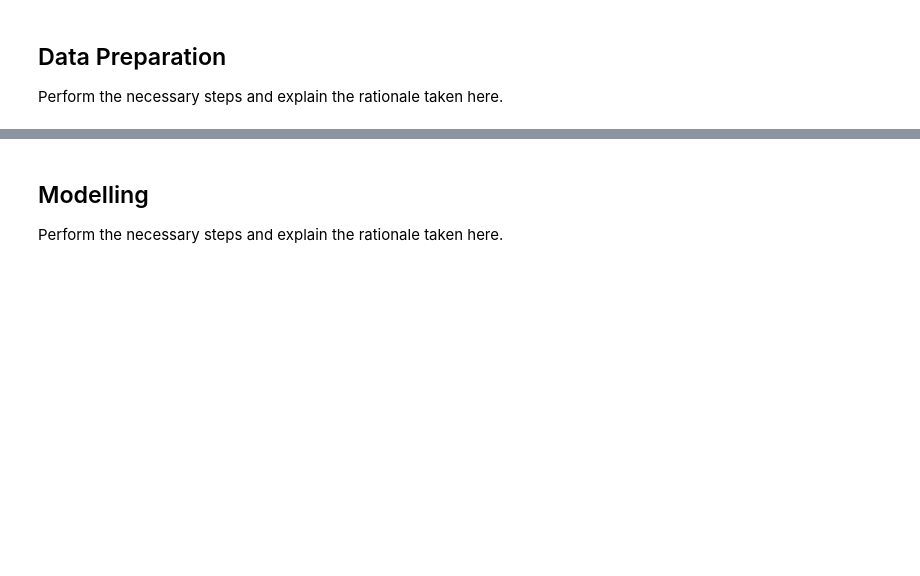
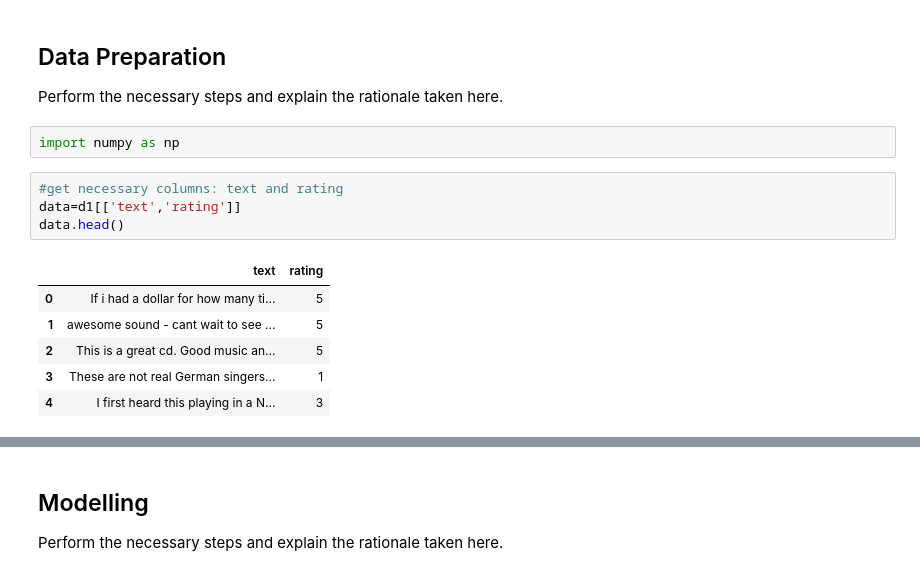
Before and after one commit to wongwenbing/Y2S2, a Jupyter notebook: TMSA Assignment/SentimentClassificationStarter.ipynb, the cells around one changed output, grey strips where cells are left out. Cells and saved outputs as stored; diff of their text form; blank space fills up the shorter version.

```diff
--- a/TMSA Assignment/SentimentClassificationStarter.ipynb
+++ b/TMSA Assignment/SentimentClassificationStarter.ipynb
@@ -70,3 +70,16 @@ d1.head()
 # %% [markdown]
 ## Data Preparation
 Perform the necessary steps and explain the rationale taken here.
+# %%
+import numpy as np
+# %%
+#get necessary columns: text and rating
+data=d1[['text','rating']]
+data.head()
+# %% [output]
+|  | text | rating |
+| 0 | If i had a dollar for how many ti... | 5 |
+| 1 | awesome sound - cant wait to see ... | 5 |
+| 2 | This is a great cd. Good music an... | 5 |
+| 3 | These are not real German singers... | 1 |
+| 4 | I first heard this playing in a N... | 3 |
```
Also changed, not shown: parts of 12 cells of this notebook, 1 other file.
